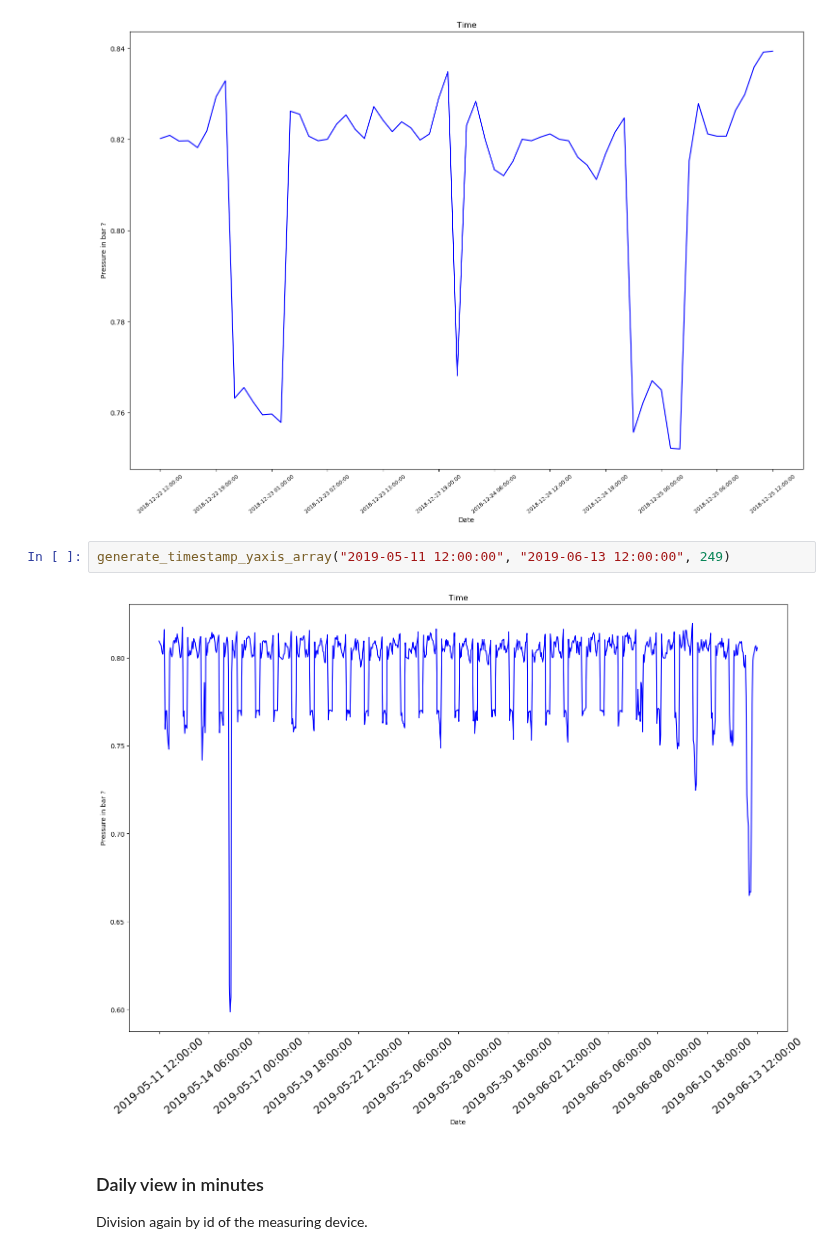
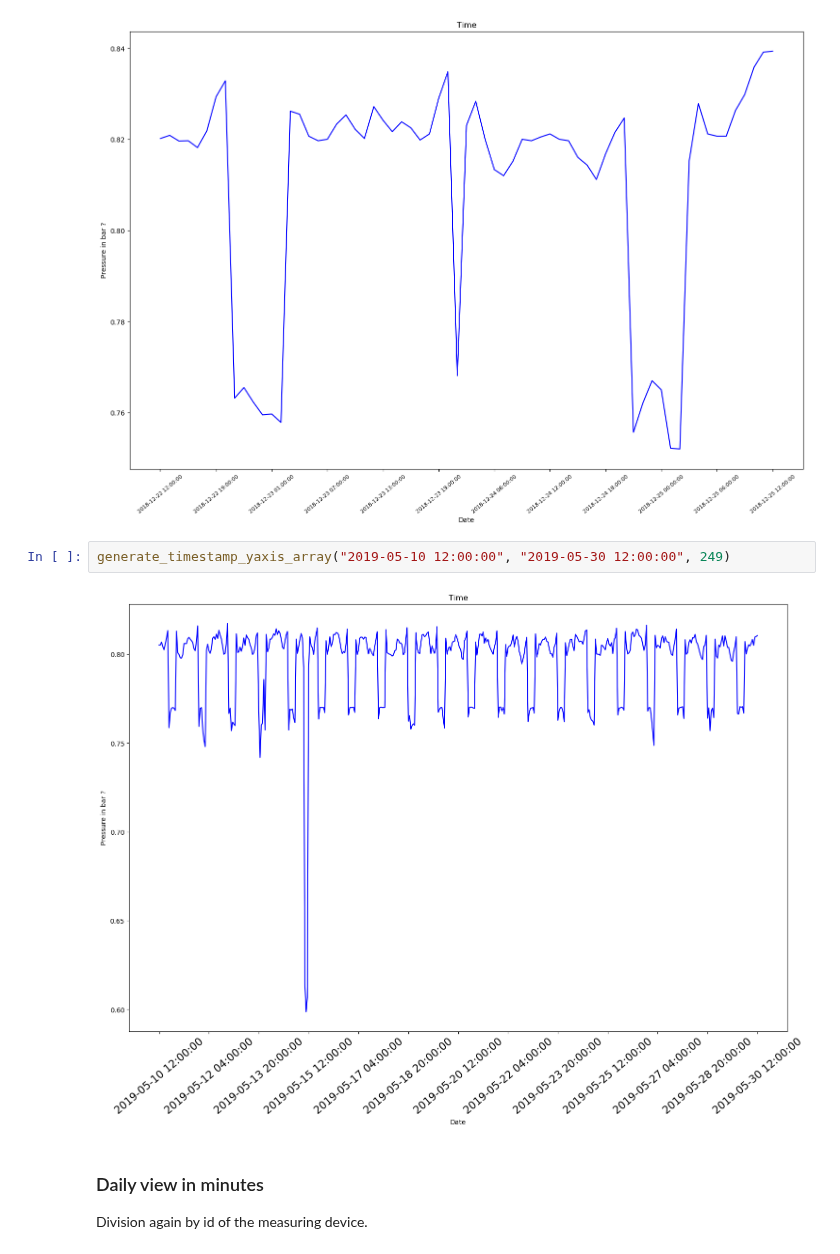
Before and after one commit to Zan-23/IJS_water_loss, a Jupyter notebook: notebooks/Intial data analysis.ipynb, the cells around one changed output. Saved outputs shown, nothing was run; the diff lists cells and outputs as text.

```diff
--- a/notebooks/Intial data analysis.ipynb
+++ b/notebooks/Intial data analysis.ipynb
@@ -357,9 +357,9 @@ generate_timestamp_yaxis_array("2018-12-22 12:00", "2018-12-25 12:00", 249)
 # %% [output]
 [figure]
 # %%
-generate_timestamp_yaxis_array("2019-05-11 12:00:00", "2019-06-13 12:00:00", 249)
+generate_timestamp_yaxis_array("2019-05-10 12:00:00", "2019-05-30 12:00:00", 249)
 # %% [output]
-[figure, old version]
+[figure, new version]
 # %% [markdown]
 ### Daily view in minutes
 Division again by id of the measuring device.
```
Also changed, not shown: 1 other file.
